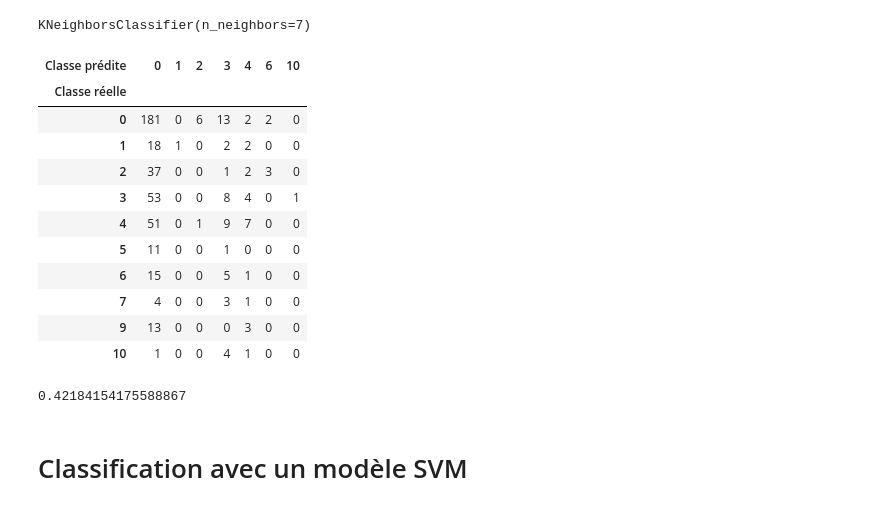
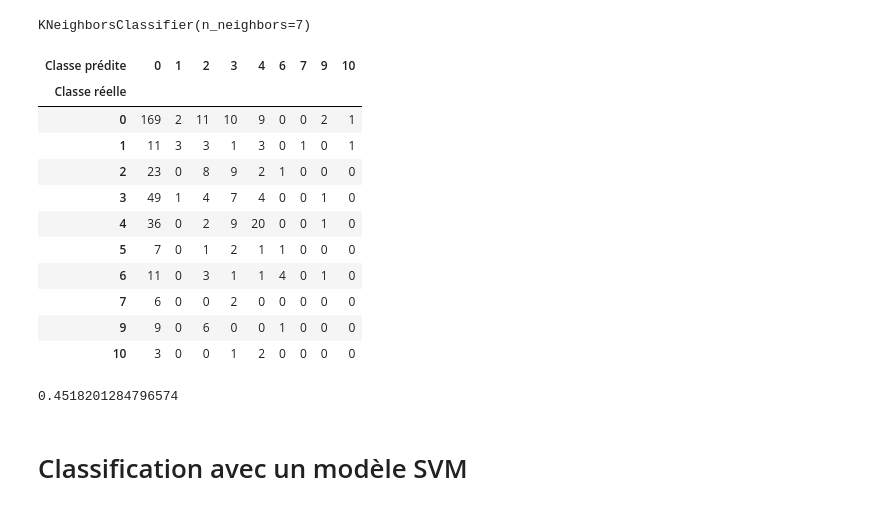
Before and after one commit to heuzef/cartofriches, a Jupyter notebook: profil/ml/ml_cartofriches_training.ipynb, the cells around one changed output. Cells and saved outputs as stored; diff of their text form; code cells hidden in the pictures.

```diff
--- a/profil/ml/ml_cartofriches_training.ipynb
+++ b/profil/ml/ml_cartofriches_training.ipynb
@@ -210,28 +211,28 @@ X_train, X_test, y_train, y_test = train_test_split(X, Y, test_size=0.2, random_
 # Classification avec un modèle KNN
 # %%
 knn = neighbors.KNeighborsClassifier(n_neighbors=7, metric='minkowski')
-knn.fit(X_train, y_train)
+knn.fit(X_train_scaled, y_train)
 # %% [output]
 KNeighborsClassifier(n_neighbors=7)
 # %%
-y_pred = knn.predict(X_test)
+y_pred = knn.predict(X_test_scaled)
 pd.crosstab(y_test, y_pred, rownames=['Classe réelle'], colnames=['Classe prédite'])
 # %% [output]
-| Classe prédite | 0 | 1 | 2 | 3 | 4 | 6 | 10 |
-| Classe réelle |  |  |  |  |  |  |  |
-| 0 | 181 | 0 | 6 | 13 | 2 | 2 | 0 |
-| 1 | 18 | 1 | 0 | 2 | 2 | 0 | 0 |
-| 2 | 37 | 0 | 0 | 1 | 2 | 3 | 0 |
-| 3 | 53 | 0 | 0 | 8 | 4 | 0 | 1 |
-| 4 | 51 | 0 | 1 | 9 | 7 | 0 | 0 |
-| 5 | 11 | 0 | 0 | 1 | 0 | 0 | 0 |
-| 6 | 15 | 0 | 0 | 5 | 1 | 0 | 0 |
-| 7 | 4 | 0 | 0 | 3 | 1 | 0 | 0 |
-| 9 | 13 | 0 | 0 | 0 | 3 | 0 | 0 |
-| 10 | 1 | 0 | 0 | 4 | 1 | 0 | 0 |
+| Classe prédite | 0 | 1 | 2 | 3 | 4 | 6 | 7 | 9 | 10 |
+| Classe réelle |  |  |  |  |  |  |  |  |  |
+| 0 | 169 | 2 | 11 | 10 | 9 | 0 | 0 | 2 | 1 |
+| 1 | 11 | 3 | 3 | 1 | 3 | 0 | 1 | 0 | 1 |
+| 2 | 23 | 0 | 8 | 9 | 2 | 1 | 0 | 0 | 0 |
+| 3 | 49 | 1 | 4 | 7 | 4 | 0 | 0 | 1 | 0 |
+| 4 | 36 | 0 | 2 | 9 | 20 | 0 | 0 | 1 | 0 |
+| 5 | 7 | 0 | 1 | 2 | 1 | 1 | 0 | 0 | 0 |
+| 6 | 11 | 0 | 3 | 1 | 1 | 4 | 0 | 1 | 0 |
+| 7 | 6 | 0 | 0 | 2 | 0 | 0 | 0 | 0 | 0 |
+| 9 | 9 | 0 | 6 | 0 | 0 | 1 | 0 | 0 | 0 |
+| 10 | 3 | 0 | 0 | 1 | 2 | 0 | 0 | 0 | 0 |
 # %%
-knn.score(X_test, y_test)
+knn.score(X_test_scaled, y_test)
 # %% [output]
-0.42184154175588867
+0.4518201284796574
 # %% [markdown]
 # Classification avec un modèle SVM
```
Also changed, not shown: parts of 11 cells of this notebook.
